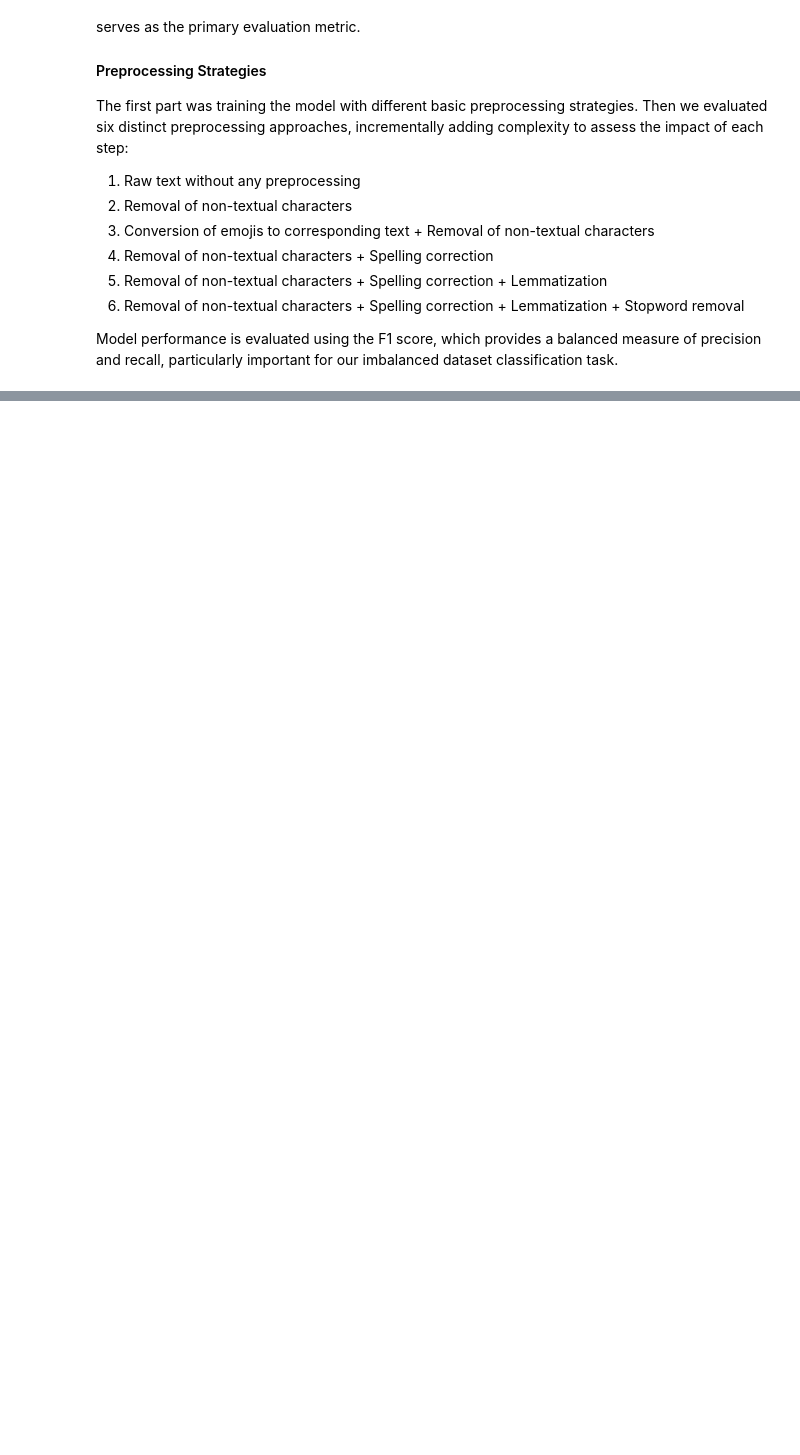
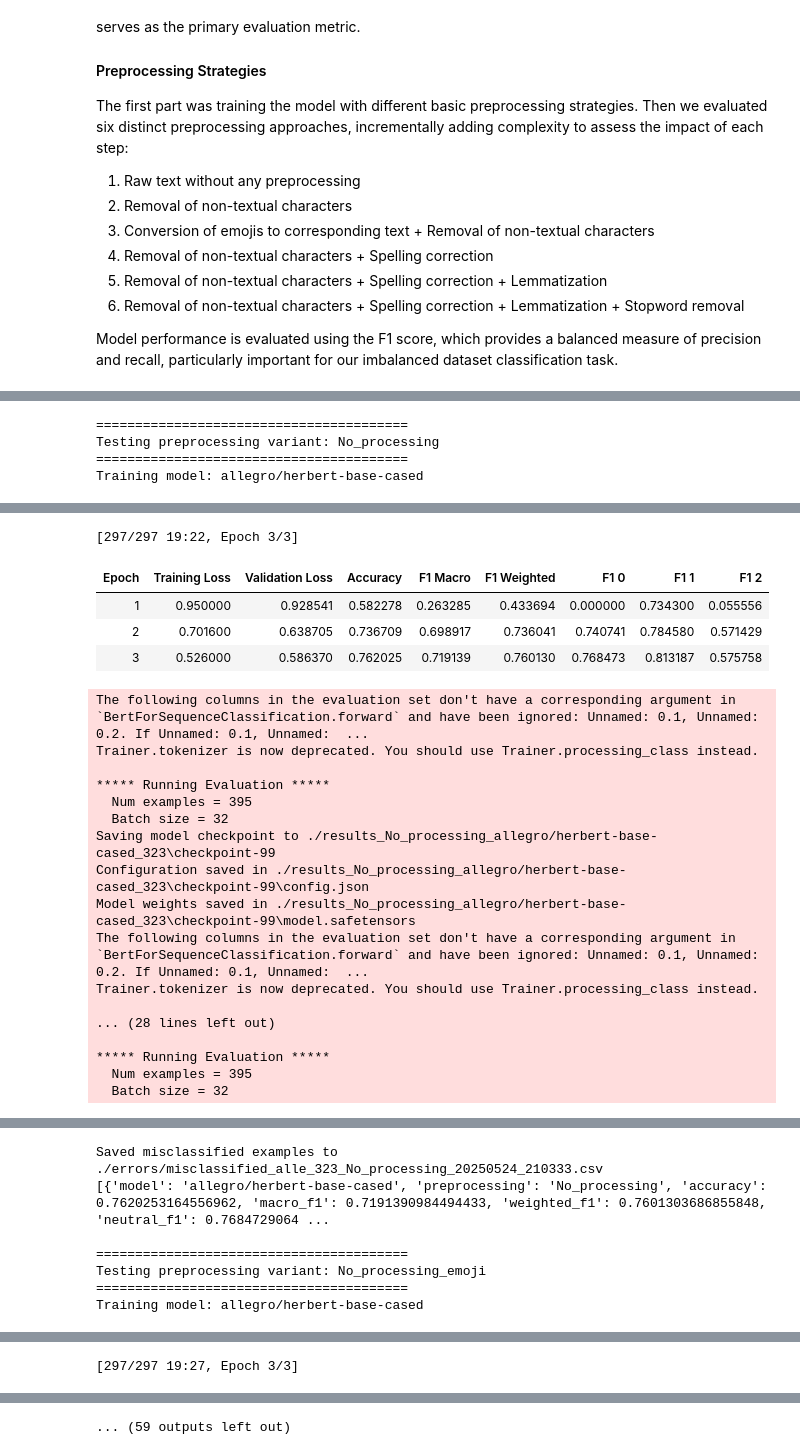
Before and after one commit to SzymonJot/PolishTweetsClassification, a Jupyter notebook: PolishTweetsClassifcation.ipynb, the cells around one changed output, grey strips where cells are left out. Drawn from its saved outputs; the diff is of its cells as text; code cells hidden in the pictures; blank space fills up the shorter version.

Commit message:
General clean up & function wrapping

```diff
--- a/PolishTweetsClassifcation.ipynb
+++ b/PolishTweetsClassifcation.ipynb
@@ -235,6 +208,9 @@ strategies_processing_pipelines = {
 
 basic_processing_pipelines = {
     'No_processing': [],
+    'No_processing_emoji': [
+        replace_emoji
+    ],
     'No_processing_http': [
         preprocess_tweet_https
     ],
@@ -504,28 +250,0 @@ results_df.to_csv("grid_search_results_robust.csv", index=False)
-# %%
-model_path = r'E:\Project_clean\PolishTweetsClassification\results_No_processing_allegro\herbert-base-cased_20\checkpoint-1044'
-
-tokenized_dataset = tokenized_datasets['No_processing']
-
-# Load the tokenizer and model
-model = BertForSequenceClassification.from_pretrained(model_path)
-trainer = Trainer(
-    model=model,
-    train_dataset=tokenized_dataset["train"],
-    eval_dataset=tokenized_dataset["test"]
-)
-
-
-# Get predictions
-predictions = trainer.predict(tokenized_dataset["test"])
-predicted_labels = np.argmax(predictions.predictions, axis=1)
-true_labels = predictions.label_ids
-
-# Create and display confusion matrix
-cm = confusion_matrix(true_labels, predicted_labels)
-disp = ConfusionMatrixDisplay(confusion_matrix=cm, display_labels=['Negative', 'Neutral', 'Positive'])
-fig, ax = plt.subplots(figsize=(6,6))
-disp.plot(ax=ax)
-plt.show()
-
-# Print classification report
-print(classification_report(true_labels, predicted_labels, target_names=['Negative', 'Neutral', 'Positive']))
@@ -706,0 +264,2 @@ df_misclassified.to_clipboard()
+# %%
+datasets = transform_data(processing_pipelines = processing_pipelines,dataset=dataset_labeled, csv_dir='TrainingData/')
@@ -706,0 +277,4 @@ df_misclassified.to_clipboard()
+# %%
+tokenized_datasets = {}
+for key, df in datasets.items():
+    tokenized_datasets[key] = prepare_datasets(df = df, model = model, test_size=test_size, random_state=train_test_seed, max_length=128, column='text')
@@ -706,0 +487,12 @@ df_misclassified.to_clipboard()
+# %%
+results = run_evaluation(tokenized_datasets = tokenized_datasets, model = model, train_test_seed = train_test_seed, model_seed = model_seed)
+# Save results
+results_df = pd.DataFrame(results)
+timestamp = datetime.now().strftime('%Y%m%d_%H%M%S')
+results_df.to_csv(rf"./preprocessing_comparison/preprocessing_comparison_preprocessing_{key}_{model[:4]}_{train_test_seed}_{timestamp}.csv", index=False)
+print(f"\nComparison saved to preprocessing_comparison_preprocessing_{key}.csv")
+# %% [output]
+========================================
+Testing preprocessing variant: No_processing
+========================================
+Training model: allegro/herbert-base-cased
@@ -706,0 +516,22 @@ df_misclassified.to_clipboard()
+[297/297 19:22, Epoch 3/3]
+| Epoch | Training Loss | Validation Loss | Accuracy | F1 Macro | F1 Weighted | F1 0 | F1 1 | F1 2 |
+| 1 | 0.950000 | 0.928541 | 0.582278 | 0.263285 | 0.433694 | 0.000000 | 0.734300 | 0.055556 |
+| 2 | 0.701600 | 0.638705 | 0.736709 | 0.698917 | 0.736041 | 0.740741 | 0.784580 | 0.571429 |
+| 3 | 0.526000 | 0.586370 | 0.762025 | 0.719139 | 0.760130 | 0.768473 | 0.813187 | 0.575758 |
+The following columns in the evaluation set don't have a corresponding argument in `BertForSequenceClassification.forward` and have been ignored: Unnamed: 0.1, Unnamed: 0.2. If Unnamed: 0.1, Unnamed:  ...
+Trainer.tokenizer is now deprecated. You should use Trainer.processing_class instead.
+
+***** Running Evaluation *****
+  Num examples = 395
+  Batch size = 32
+Saving model checkpoint to ./results_No_processing_allegro/herbert-base-cased_323\checkpoint-99
+Configuration saved in ./results_No_processing_allegro/herbert-base-cased_323\checkpoint-99\config.json
+Model weights saved in ./results_No_processing_allegro/herbert-base-cased_323\checkpoint-99\model.safetensors
+The following columns in the evaluation set don't have a corresponding argument in `BertForSequenceClassification.forward` and have been ignored: Unnamed: 0.1, Unnamed: 0.2. If Unnamed: 0.1, Unnamed:  ...
+Trainer.tokenizer is now deprecated. You should use Trainer.processing_class instead.
+
+... (28 lines left out)
+
+***** Running Evaluation *****
+  Num examples = 395
+  Batch size = 32
@@ -706,0 +556,7 @@ df_misclassified.to_clipboard()
+Saved misclassified examples to ./errors/misclassified_alle_323_No_processing_20250524_210333.csv
+[{'model': 'allegro/herbert-base-cased', 'preprocessing': 'No_processing', 'accuracy': 0.7620253164556962, 'macro_f1': 0.7191390984494433, 'weighted_f1': 0.7601303686855848, 'neutral_f1': 0.7684729064 ...
+
+========================================
+Testing preprocessing variant: No_processing_emoji
+========================================
+Training model: allegro/herbert-base-cased
@@ -706,0 +580 @@ df_misclassified.to_clipboard()
+[297/297 19:27, Epoch 3/3]
@@ -706,0 +602 @@ df_misclassified.to_clipboard()
+... (59 outputs left out)
```
Also changed, not shown: parts of 33 cells of this notebook, 27 other files.
